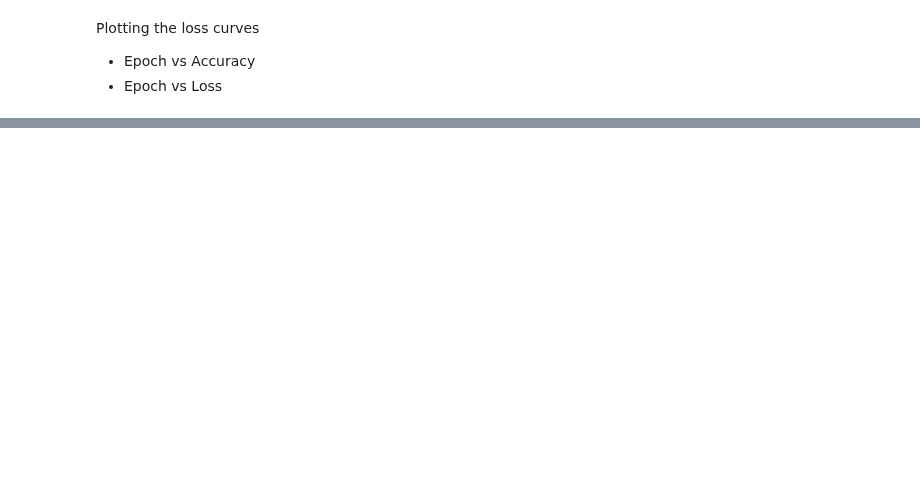
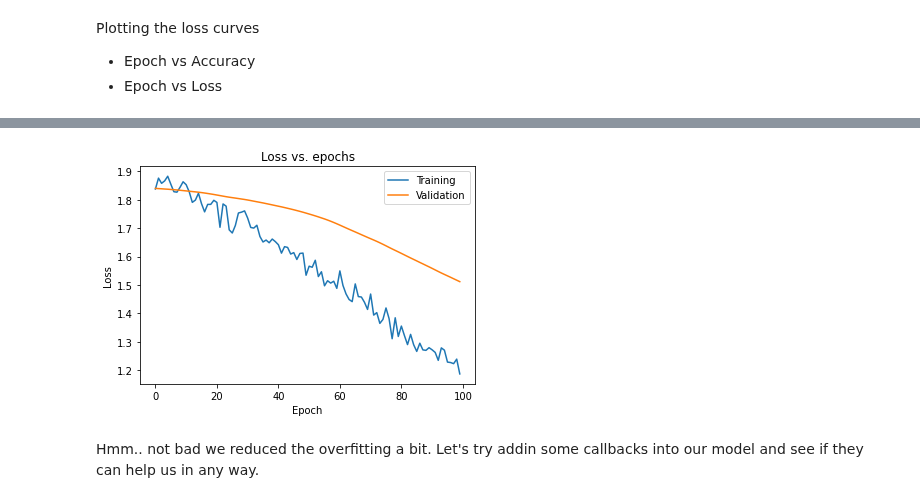
Before and after one commit to ashikshafi08/Learning_Tensorflow, a Jupyter notebook: Other Courses/Assignments/Programming_Assigment_C1.ipynb, the cells around one changed output, grey strips where cells are left out. Saved outputs shown, nothing was run; the diff lists cells and outputs as text; code cells hidden in the pictures; blank space fills up the shorter version.

```diff
--- a/Other Courses/Assignments/Programming_Assigment_C1.ipynb
+++ b/Other Courses/Assignments/Programming_Assigment_C1.ipynb
@@ -217,0 +500,14 @@ Now we could see two added components `val_loss` and `val_accuracy` which was ca
+# %%
+#Run this cell to plot the new loss vs epoch graph
+
+plt.plot(reg_history.history['loss'])
+plt.plot(reg_history.history['val_loss'])
+plt.title('Loss vs. epochs')
+plt.ylabel('Loss')
+plt.xlabel('Epoch')
+plt.legend(['Training', 'Validation'], loc='upper right')
+plt.show()
+# %% [output]
+[figure, added]
+# %% [markdown]
+Hmm.. not bad we reduced the overfitting a bit. Let's try addin some callbacks into our model and see if they can help us in any way.
```
Also changed, not shown: parts of 47 cells of this notebook.
